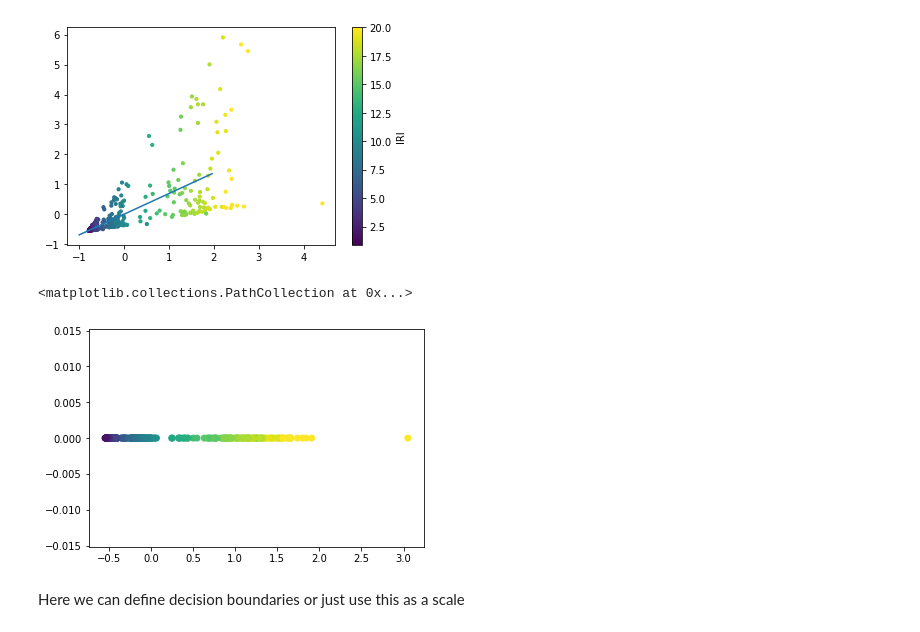
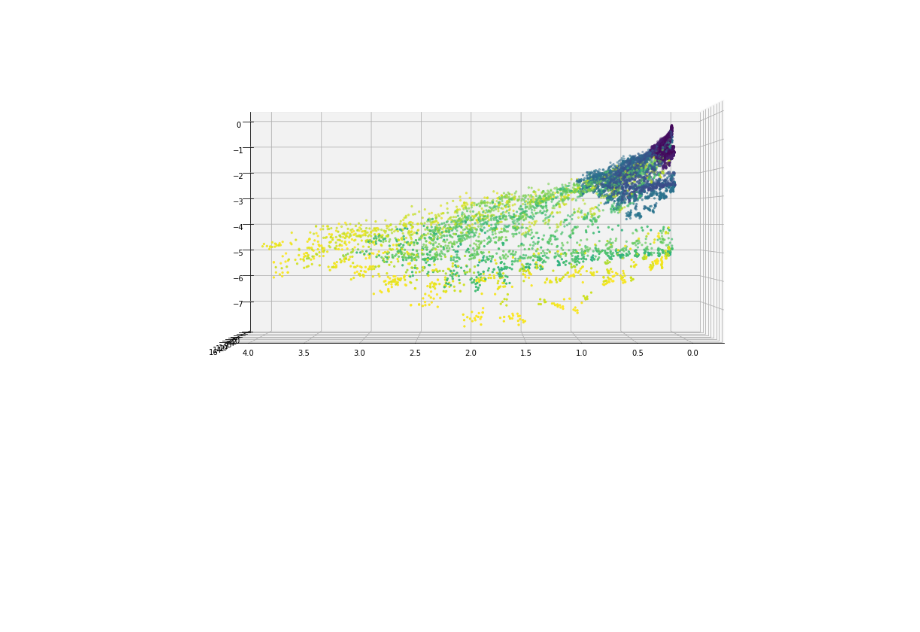
Before and after one commit to gislas3/quartercar, a Jupyter notebook: experiments/Predict_IRI.ipynb, the cells around one changed output. Saved outputs shown, nothing was run; the diff lists cells and outputs as text; code cells hidden in the pictures; blank space fills up the shorter version.

```diff
--- a/experiments/Predict_IRI.ipynb
+++ b/experiments/Predict_IRI.ipynb
@@ -146,26 +61,7 @@ plt.scatter(X_1D, np.zeros(len(X_1D)), c = df['IRI'])
-# %%
-X_train = X[:, 0][:, np.newaxis]
-
-X_train_poly = poly_features.fit_transform(X_train)
-
-linear_model = LinearRegression()
-linear_model.fit(X_train, X[:, 1][:, np.newaxis])
-line_y = linear_model.coef_*line_x[:-20] + linear_model.intercept_
-plt.scatter(df['acc_var'], df['rp_var'], c = df['IRI'], s = 10)
-plt.plot(line_x[:-20], line_y)
-cb = plt.colorbar()
-cb.set_label('IRI')
-plt.show()
-# %% [output]
-[figure, removed]
-# %%
-W = np.concatenate((linear_model.coef_[0], linear_model.intercept_))
-Z = W @ X.T
-
-plt.scatter(Z, np.zeros(len(Z)), c = df['IRI'])
-#Much better
-# %% [output]
-<matplotlib.collections.PathCollection at 0x...>
-[figure, removed]
-# %% [markdown]
-Here we can define decision boundaries or just use this as a scale
+# %%
+fig = plt.figure(figsize = (20, 10))
+ax = fig.add_subplot(111, projection='3d')
+ax.scatter(df['var'], df['range'], df['min'], c = df['iri'], s = 5)
+ax.view_init(0, 90)
+# %% [output]
+[figure, added]
```
Also changed, not shown: parts of 27 cells of this notebook, 5 other files.
